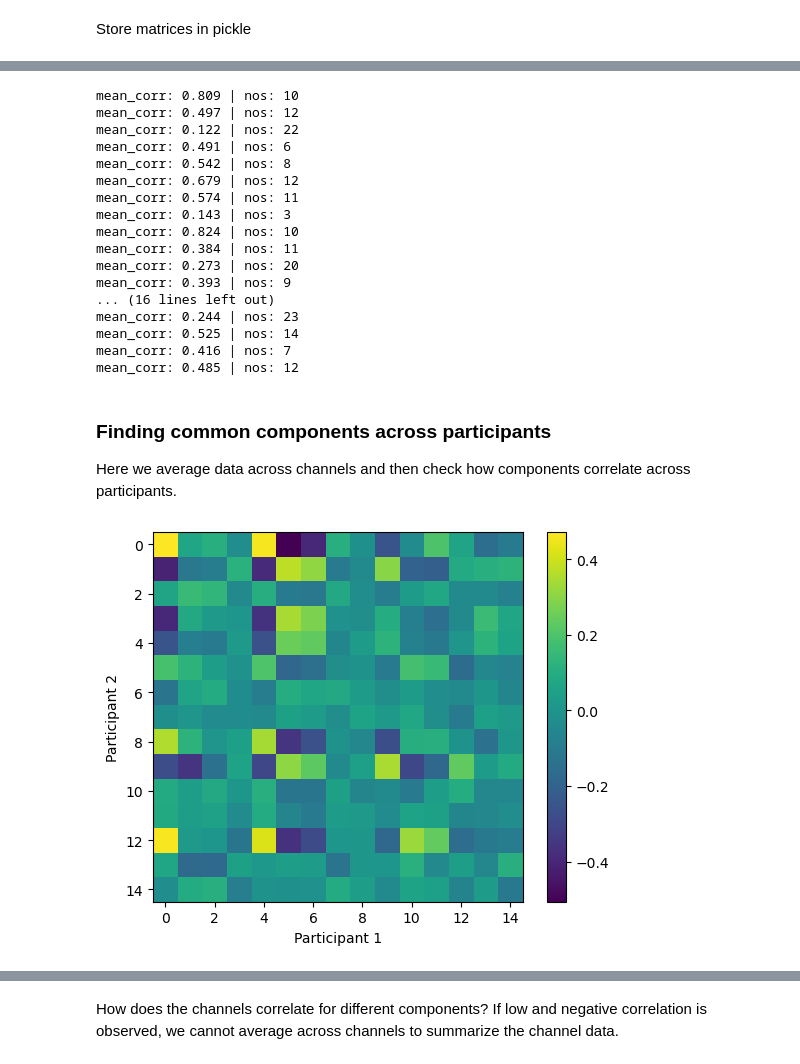
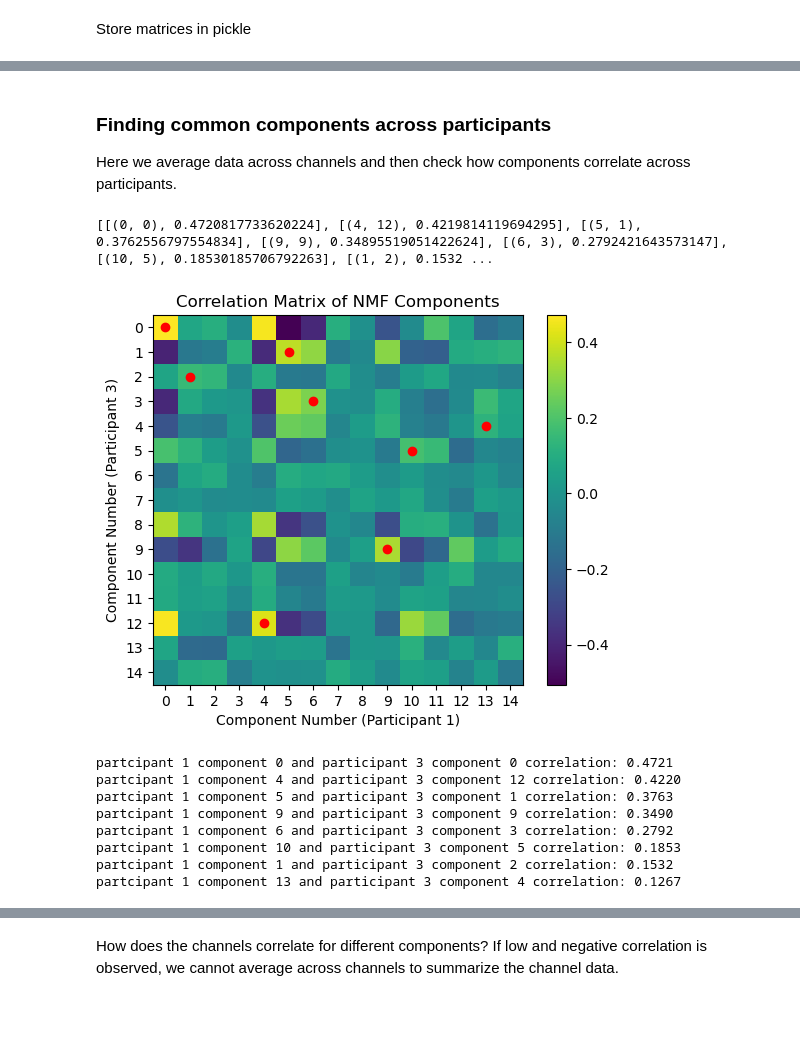
Before and after one commit to AtharvSuryawanshi/Neural-Representations-using-Things-Database, a Jupyter notebook: notebooks/NMF_meg9.ipynb, the cells around one changed output, grey strips where cells are left out. Cells and saved outputs as stored; diff of their text form; code cells hidden in the pictures; blank space fills up the shorter version.

```diff
--- a/notebooks/NMF_meg9.ipynb
+++ b/notebooks/NMF_meg9.ipynb
@@ -646,25 +686,7 @@ plt.show()
 # %%
-for i in range(nmf_components):
-    print(f"mean_corr: {mean_correlation1[i]:.3f} | nos: {idk.nos_cluster_dict[1][i]}")
-print("\n")
-for i in range(nmf_components):
-    print(f"mean_corr: {mean_correlation2[i]:.3f} | nos: {idk.nos_cluster_dict[2][i]}")
+# for i in range(nmf_components):
+#     print(f"mean_corr: {mean_correlation1[i]:.3f} | nos: {idk.nos_cluster_dict[1][i]}")
+# print("\n")
+# for i in range(nmf_components):
+#     print(f"mean_corr: {mean_correlation2[i]:.3f} | nos: {idk.nos_cluster_dict[2][i]}")
-# %% [output]
-mean_corr: 0.809 | nos: 10
-mean_corr: 0.497 | nos: 12
-mean_corr: 0.122 | nos: 22
-mean_corr: 0.491 | nos: 6
-mean_corr: 0.542 | nos: 8
-mean_corr: 0.679 | nos: 12
-mean_corr: 0.574 | nos: 11
-mean_corr: 0.143 | nos: 3
-mean_corr: 0.824 | nos: 10
-mean_corr: 0.384 | nos: 11
-mean_corr: 0.273 | nos: 20
-mean_corr: 0.393 | nos: 9
-... (16 lines left out)
-mean_corr: 0.244 | nos: 23
-mean_corr: 0.525 | nos: 14
-mean_corr: 0.416 | nos: 7
-mean_corr: 0.485 | nos: 12
 # %%
@@ -689,20 +701,6 @@ for i in range(nmf_components):
 # %% [markdown]
 ### Finding common components across participants
 Here we average data across channels and then check how components correlate across participants.
-# %%
-corr_mat = np.zeros((nmf_components, nmf_components))
-for i in range(nmf_components):
-    for j in range(nmf_components):
-
-        corr_mat[i, j] = np.corrcoef(idk.W_dict[1][:, i], idk.W_dict[2][:, j])[0,1]
-
-plt.imshow(corr_mat.T)
-plt.colorbar()
-plt.xlabel('Participant 1')
-plt.ylabel('Participant 2')
-plt.show()
-# %% [output]
-[figure, removed]
 # %%
 def make_corr_mat(a, b, n):
     '''
@@ -723 +767,22 @@ def make_corr_mat(a, b, n):
+# %%
+p1 = 1
+p2 = 3
+unique_pairs, corr_matrix = max_corr_components(p1, p2)
+for pair in unique_pairs[:]:
+    print(f"partcipant {p1} component {pair[0]} and participant {p2} component {pair[1]} correlation: {corr_matrix[pair[0], pair[1]]:.4f}")
+    # idk.print_specific_component_images(1, pair[0])
+    # idk.print_specific_component_images(2, pair[1])
+    # print_specific_component_images(idk, p1, pair[0], idk.W_dict[p1])
+    # print_specific_component_images(idk, p2, pair[1], idk.W_dict[p2])
+# %% [output]
+[[(0, 0), 0.4720817733620224], [(4, 12), 0.4219814119694295], [(5, 1), 0.3762556797554834], [(9, 9), 0.34895519051422624], [(6, 3), 0.2792421643573147], [(10, 5), 0.18530185706792263], [(1, 2), 0.1532 ...
+[figure, added]
+partcipant 1 component 0 and participant 3 component 0 correlation: 0.4721
+partcipant 1 component 4 and participant 3 component 12 correlation: 0.4220
+partcipant 1 component 5 and participant 3 component 1 correlation: 0.3763
+partcipant 1 component 9 and participant 3 component 9 correlation: 0.3490
+partcipant 1 component 6 and participant 3 component 3 correlation: 0.2792
+partcipant 1 component 10 and participant 3 component 5 correlation: 0.1853
+partcipant 1 component 1 and participant 3 component 2 correlation: 0.1532
+partcipant 1 component 13 and participant 3 component 4 correlation: 0.1267
 # %%
```
Also changed, not shown: parts of 16 cells of this notebook.
